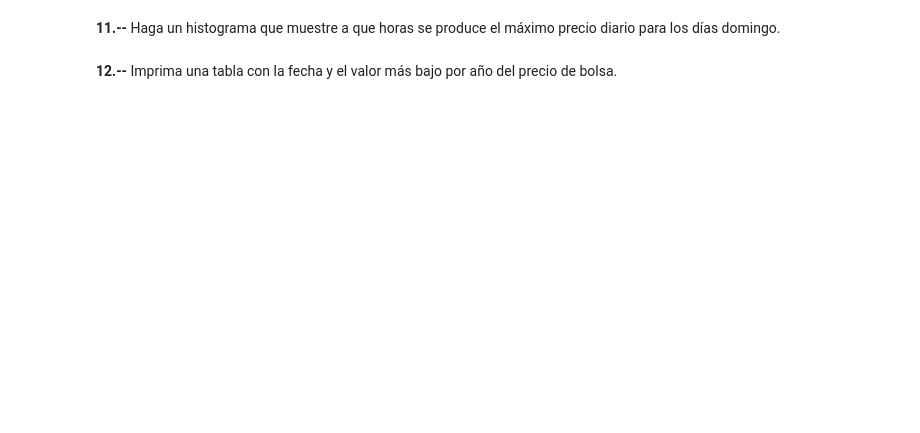
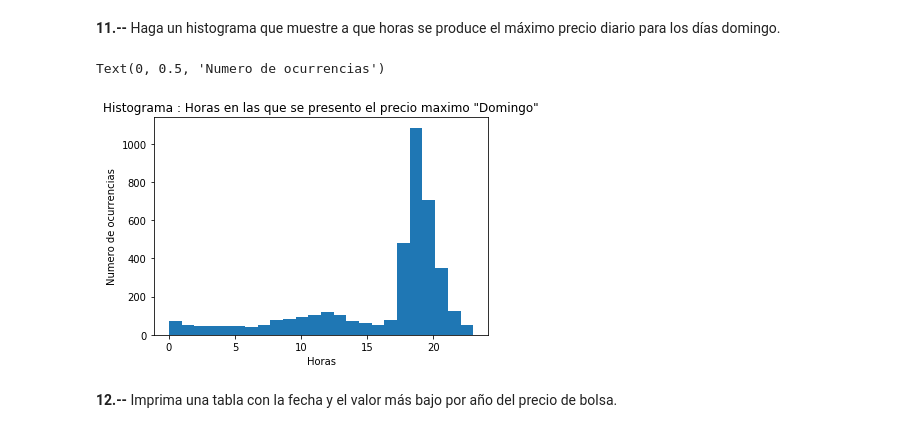
Before and after one commit to cda-2019-01/lab-analisis-exploratorio-de-datos-forgedk, a Jupyter notebook: LAB-precios-electricidad.ipynb, the cells around one changed output. Cells and saved outputs as stored; diff of their text form; code cells hidden in the pictures; blank space fills up the shorter version.

```diff
--- a/LAB-precios-electricidad.ipynb
+++ b/LAB-precios-electricidad.ipynb
@@ -169,4 +186,21 @@ Text(0, 0.5, 'Numero de ocurrencias')
 # %% [markdown]
 **11.--** Haga un histograma que muestre a que horas se produce el máximo precio diario para los días domingo.
+# %%
+DatosPorDia = DataFrameSinRepetir.copy()
+DatosPorDia['Fecha'] = pd.to_datetime(DatosPorDia['Fecha'])
+DatosPorDia['Dia'] =  DatosPorDia[['Fecha']].apply(lambda x: dt.datetime.strftime(x['Fecha'], '%A'), axis=1)
+DataFramePorDiaDomingo = DatosPorDia[(DatosPorDia['Dia'] == 'Sunday') ]
+DataFrameAgrupadoPorFecha = DataFramePorDiaDomingo.groupby('Fecha').agg({'Precio': np.max})
+DataFrameAgrupadoPorFecha.reset_index(inplace=True)
+DataFramesMerge = pd.merge(DataFramePorDiaDomingo, DataFrameAgrupadoPorFecha, on=['Fecha','Precio'], how='inner')
+# %%
+ListaDeHoras = list(map(int,DataFramesMerge['Hora'].tolist()))
+plt.hist(ListaDeHoras, bins=24)
+plt.title('Histograma : Horas en las que se presento el precio maximo "Domingo"')
+plt.xlabel('Horas')
+plt.ylabel('Numero de ocurrencias')
+# %% [output]
+Text(0, 0.5, 'Numero de ocurrencias')
+[figure, added]
 # %% [markdown]
 **12.--** Imprima una tabla con la fecha y el valor más bajo por año del precio de bolsa.
```
Also changed, not shown: parts of 4 cells of this notebook.
